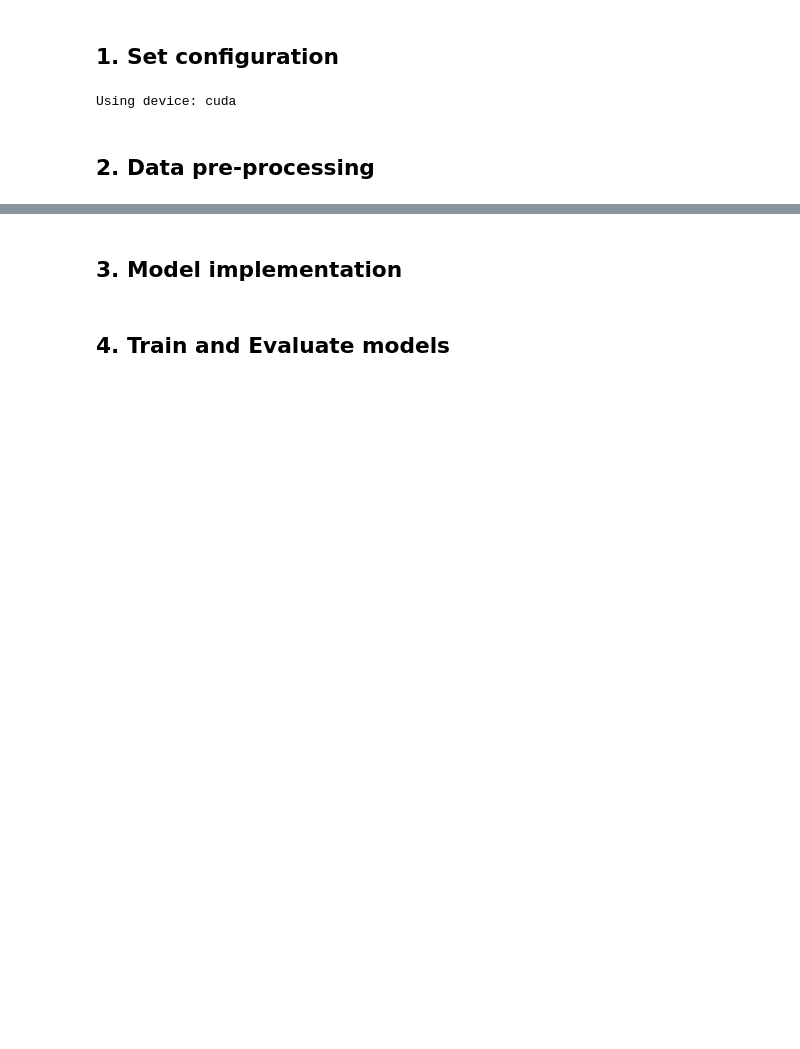
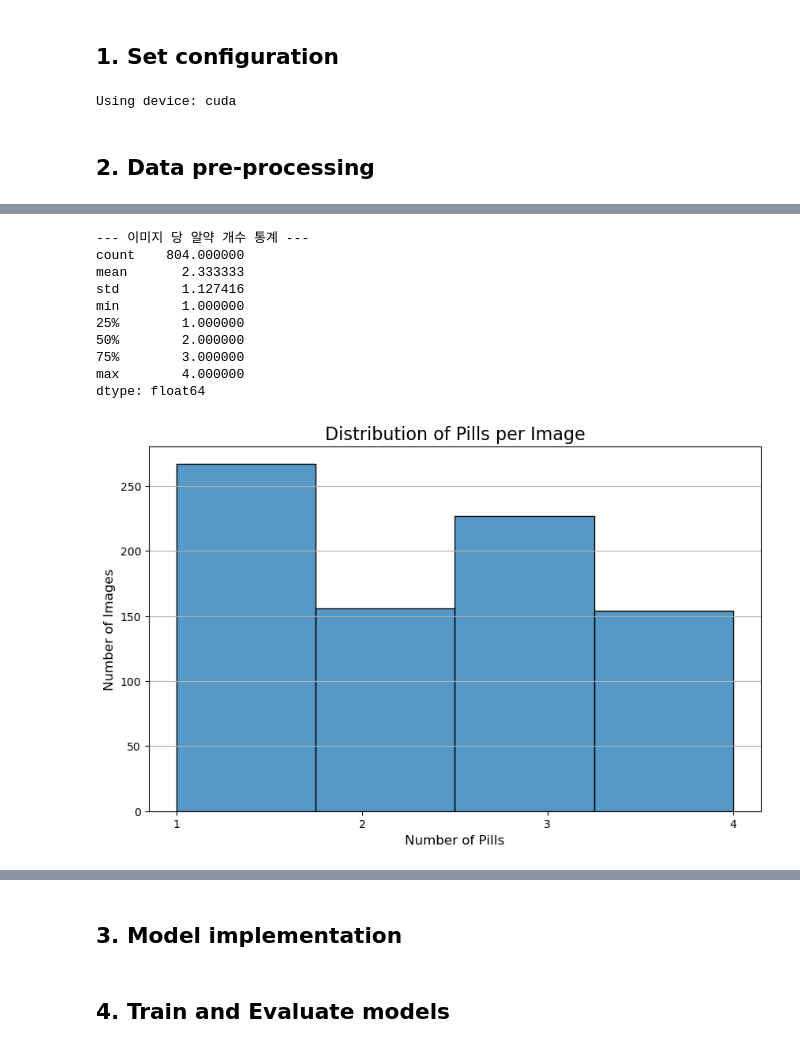
Before and after one commit to soohyun-chris-jeon/AI03-Project-1, a Jupyter notebook: notebooks/250714_수현_baseline.ipynb, the cells around one changed output, grey strips where cells are left out. Saved outputs shown, nothing was run; the diff lists cells and outputs as text; code cells hidden in the pictures; blank space fills up the shorter version.

```diff
--- a/notebooks/250714_수현_baseline.ipynb
+++ b/notebooks/250714_수현_baseline.ipynb
@@ -105,7 +106,8 @@ Using device: cuda
 # ====================================================================\n",
 
 # 데이터셋 경로 (수정 필요)
-DATA_ROOT = "../data/raw/ai03-level1-project/"  # 예시 경로
+DATA_ROOT = "../data/raw/ai03-level1-project/"  # 경로
 train_image_dir = os.path.join(DATA_ROOT, "train_images")
-train_ann_path = os.path.join(DATA_ROOT, "train_annotations")
+train_ann_dir = os.path.join(DATA_ROOT, "train_annotations")
 test_image_dir = os.path.join(DATA_ROOT, "test_images")
+train_image_dir
@@ -116 +323,29 @@ train_image_dir
+# %%
+# 이미지 ID(file_name)로 그룹화하여 각 이미지에 몇 개의 알약이 있는지 계산
+pills_per_image = train_df.groupby("file_name").size()
+
+print("--- 이미지 당 알약 개수 통계 ---")
+print(pills_per_image.describe())
+
+# 히스토그램으로 시각화
+plt.figure(figsize=(10, 6))
+sns.histplot(pills_per_image, bins=pills_per_image.max(), kde=False)
+plt.title("Distribution of Pills per Image", fontsize=16)
+plt.xlabel("Number of Pills", fontsize=12)
+plt.ylabel("Number of Images", fontsize=12)
+plt.xticks(range(1, pills_per_image.max() + 1))
+plt.grid(axis="y")
+plt.show()
+# %% [output]
+--- 이미지 당 알약 개수 통계 ---
+count    804.000000
+mean       2.333333
+std        1.127416
+min        1.000000
+25%        1.000000
+50%        2.000000
+75%        3.000000
+max        4.000000
+dtype: float64
+[figure, added]
 # %%
```
Also changed, not shown: parts of 11 cells of this notebook.
